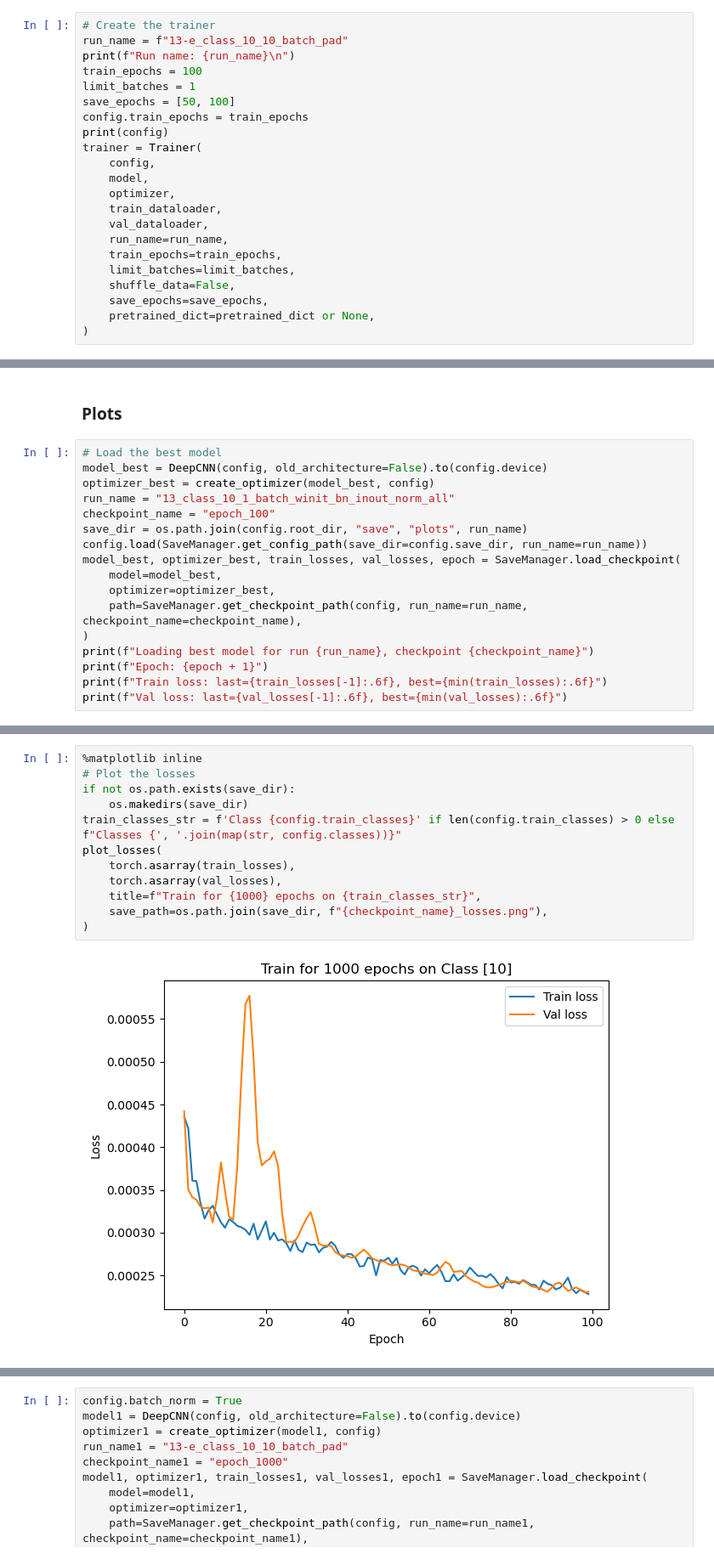
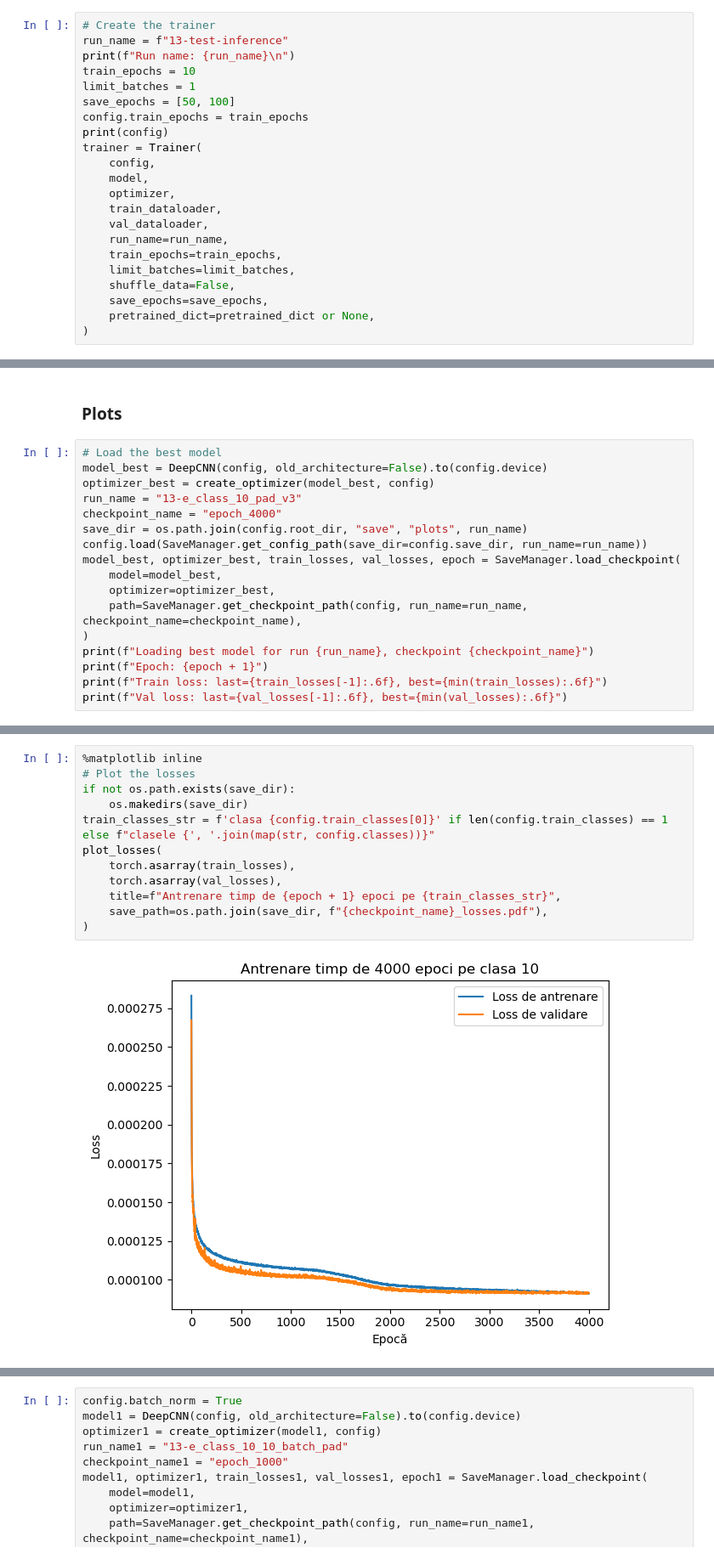
Before and after one commit to popastefan10/DeepAD, a Jupyter notebook: notebooks/trainer.ipynb, the cells around one changed output, grey strips where cells are left out. Shown at 85% size. Saved outputs shown, nothing was run; the diff lists cells and outputs as text.

```diff
--- a/notebooks/trainer.ipynb
+++ b/notebooks/trainer.ipynb
@@ -66,9 +63,9 @@ pretrained_dict: PretrainedDict = {"epoch": epoch, "train_losses": train_losses,
 TypeError: SaveManager.get_checkpoint_path() got an unexpected keyword argument 'name'
 # %%
 # Create the trainer
-run_name = f"13-e_class_10_10_batch_pad"
+run_name = f"13-test-inference"
 print(f"Run name: {run_name}\n")
-train_epochs = 100
+train_epochs = 10
 limit_batches = 1
 save_epochs = [50, 100]
 config.train_epochs = train_epochs
@@ -131,8 +128,8 @@ torch.cuda.empty_cache()
 # Load the best model
 model_best = DeepCNN(config, old_architecture=False).to(config.device)
 optimizer_best = create_optimizer(model_best, config)
-run_name = "13_class_10_1_batch_winit_bn_inout_norm_all"
-checkpoint_name = "epoch_100"
+run_name = "13-e_class_10_pad_v3"
+checkpoint_name = "epoch_4000"
 save_dir = os.path.join(config.root_dir, "save", "plots", run_name)
 config.load(SaveManager.get_config_path(save_dir=config.save_dir, run_name=run_name))
 model_best, optimizer_best, train_losses, val_losses, epoch = SaveManager.load_checkpoint(
@@ -153,17 +150,17 @@ Val loss: last=0.000231, best=0.000230
 # %%
 %matplotlib inline
 # Plot the losses
 if not os.path.exists(save_dir):
     os.makedirs(save_dir)
-train_classes_str = f'Class {config.train_classes}' if len(config.train_classes) > 0 else f"Classes {', '.join(map(str, config.classes))}"
+train_classes_str = f'clasa {config.train_classes[0]}' if len(config.train_classes) == 1 else f"clasele {', '.join(map(str, config.classes))}"
 plot_losses(
     torch.asarray(train_losses),
     torch.asarray(val_losses),
-    title=f"Train for {1000} epochs on {train_classes_str}",
-    save_path=os.path.join(save_dir, f"{checkpoint_name}_losses.png"),
+    title=f"Antrenare timp de {epoch + 1} epoci pe {train_classes_str}",
+    save_path=os.path.join(save_dir, f"{checkpoint_name}_losses.pdf"),
 )
 # %% [output]
-[figure, old version]
+[figure, new version]
 # %%
 %matplotlib inline
 import matplotlib.pyplot as plt
```
Also changed, not shown: parts of 6 cells of this notebook, 16 other files.
